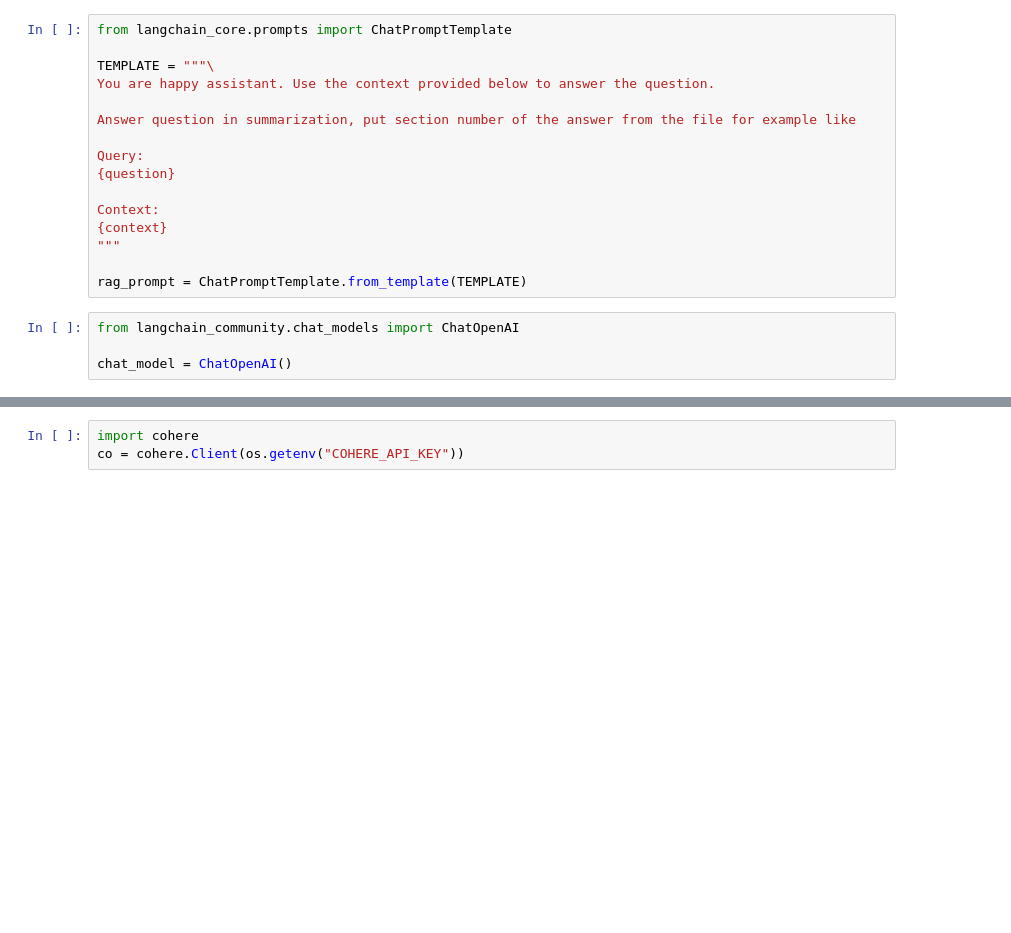
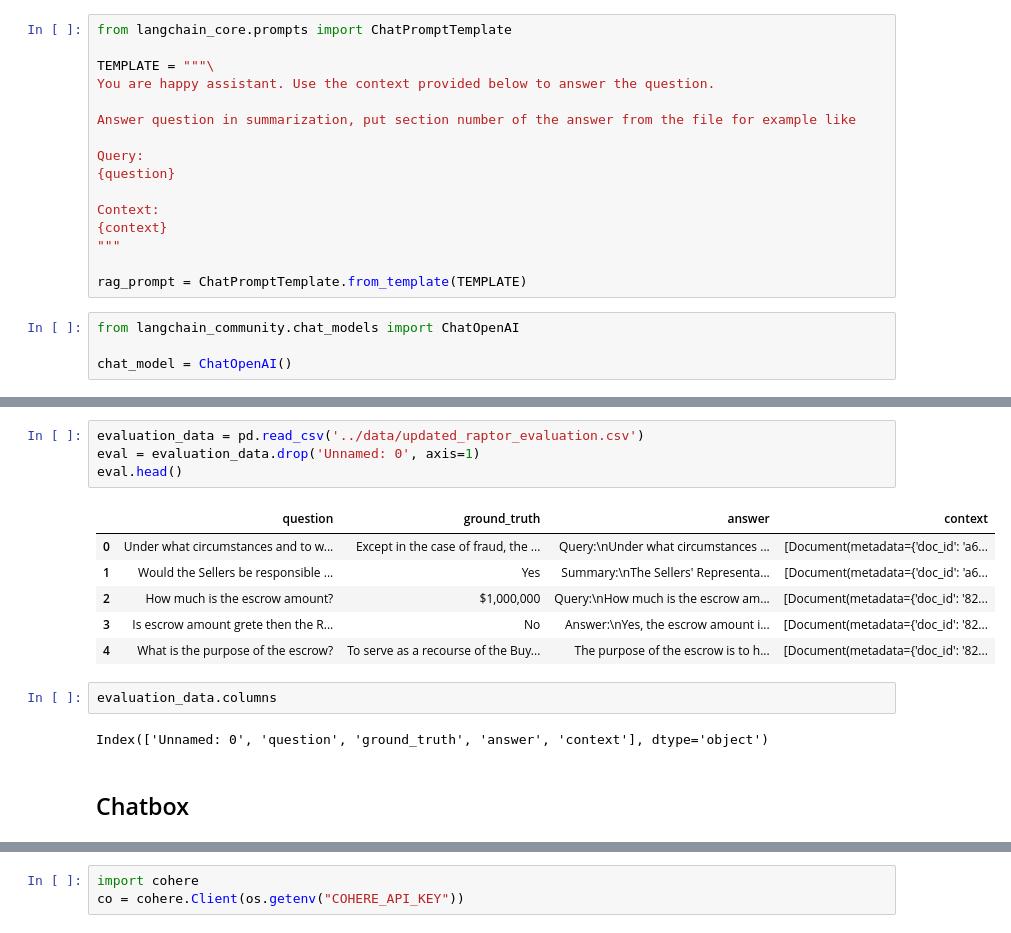
Before and after one commit to RYees/rag_contract_implementation, a Jupyter notebook: notebook/parent_doc_contract_rag.ipynb, the cells around one changed output, grey strips where cells are left out. Saved outputs shown, nothing was run; the diff lists cells and outputs as text; blank space fills up the shorter version.

```diff
--- a/notebook/parent_doc_contract_rag.ipynb
+++ b/notebook/parent_doc_contract_rag.ipynb
@@ -229,0 +266,17 @@ Rerank
+# %%
+evaluation_data = pd.read_csv('../data/updated_raptor_evaluation.csv')
+eval = evaluation_data.drop('Unnamed: 0', axis=1)
+eval.head()
+# %% [output]
+|  | question | ground_truth | answer | context |
+| 0 | Under what circumstances and to w... | Except in the case of fraud, the ... | Query:\nUnder what circumstances ... | [Document(metadata={'doc_id': 'a6... |
+| 1 | Would the Sellers be responsible ... | Yes | Summary:\nThe Sellers' Representa... | [Document(metadata={'doc_id': 'a6... |
+| 2 | How much is the escrow amount? | $1,000,000 | Query:\nHow much is the escrow am... | [Document(metadata={'doc_id': '82... |
+| 3 | Is escrow amount grete then the R... | No | Answer:\nYes, the escrow amount i... | [Document(metadata={'doc_id': '82... |
+| 4 | What is the purpose of the escrow? | To serve as a recourse of the Buy... | The purpose of the escrow is to h... | [Document(metadata={'doc_id': '82... |
+# %%
+evaluation_data.columns
+# %% [output]
+Index(['Unnamed: 0', 'question', 'ground_truth', 'answer', 'context'], dtype='object')
+# %% [markdown]
+## Chatbox
```
Also changed, not shown: parts of 27 cells of this notebook, 3 other files.
